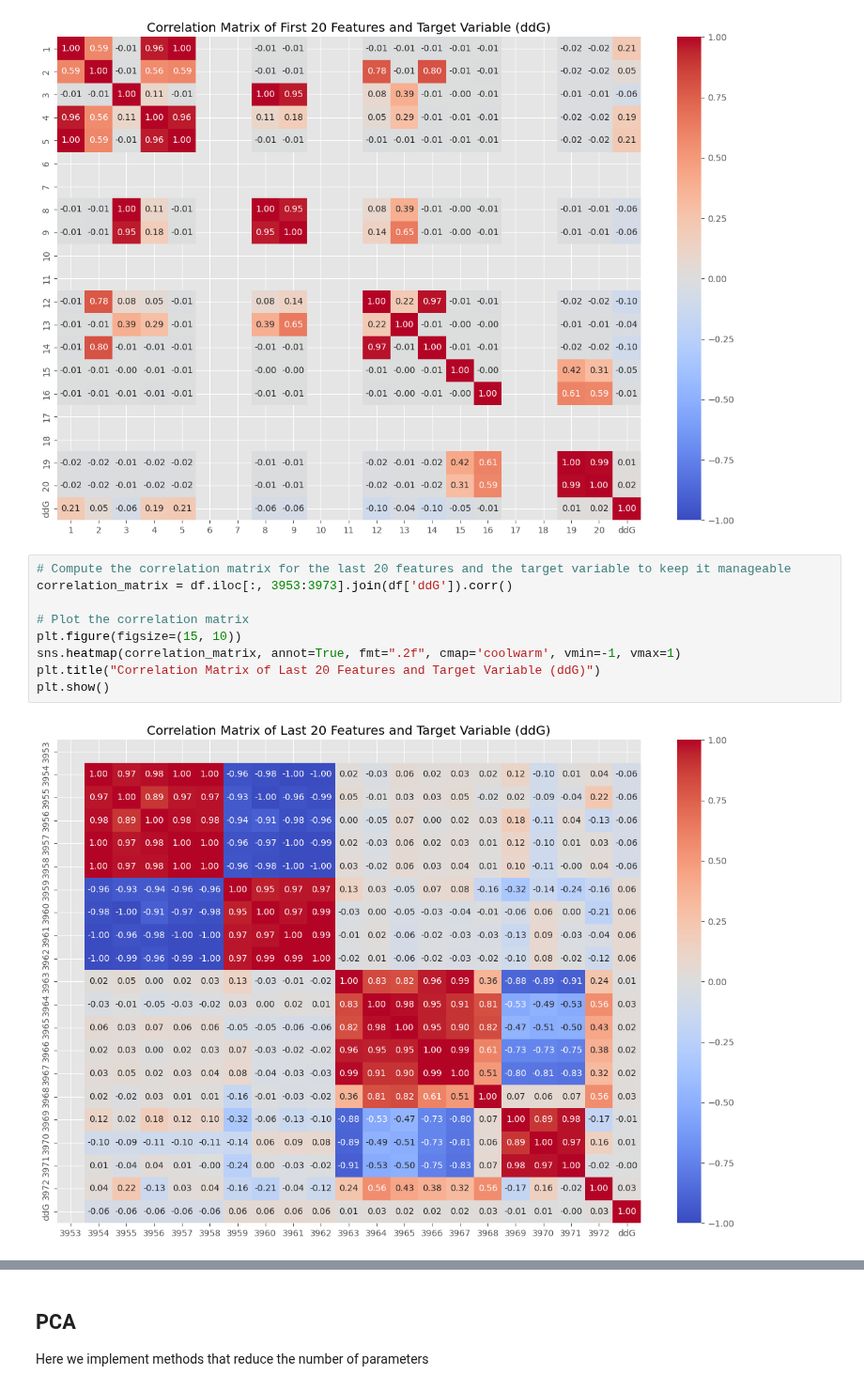
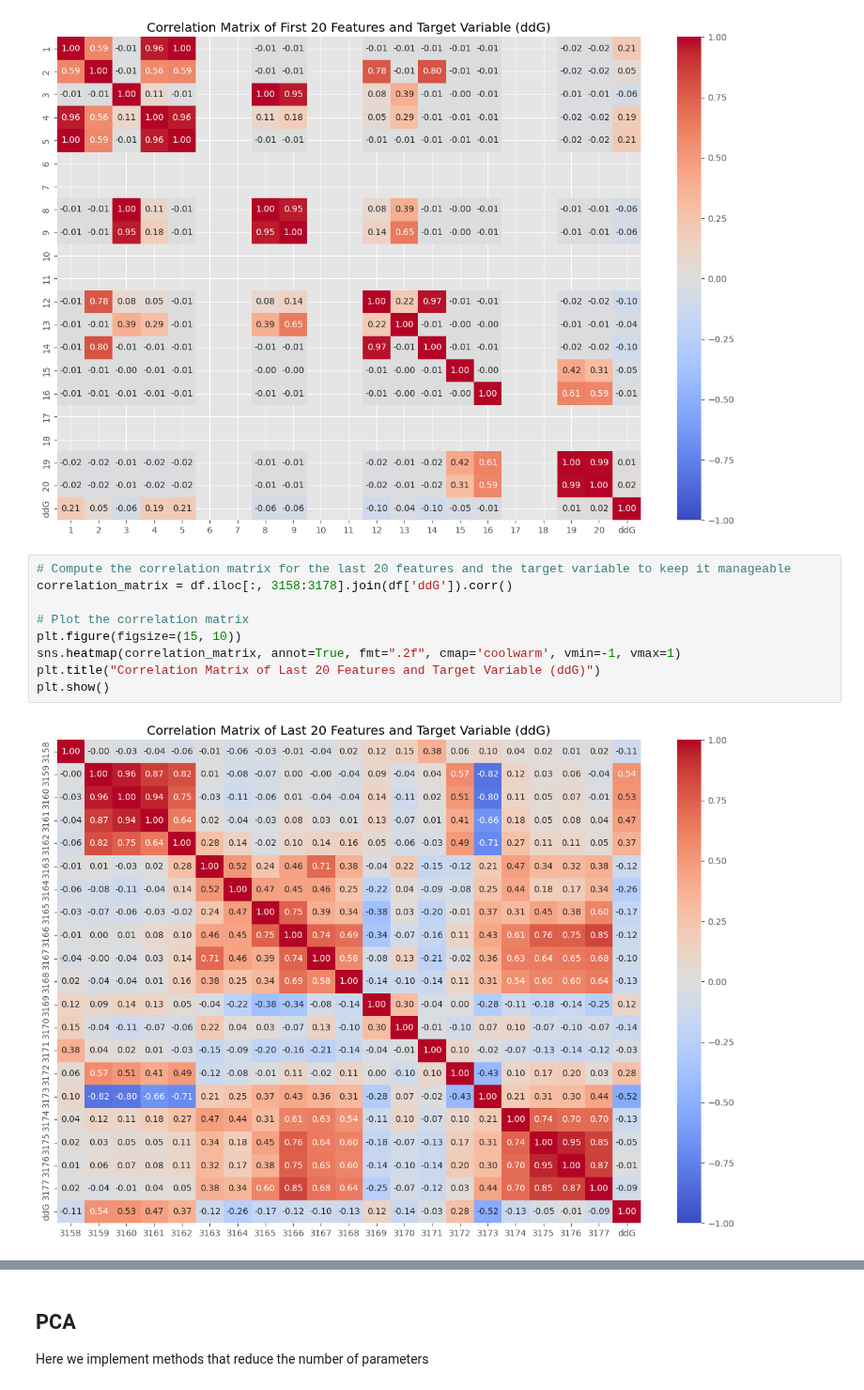
Before and after one commit to nirb28/ee-predict, a Jupyter notebook: large/eda.ipynb, the cells around one changed output, grey strips where cells are left out. Shown at 94% size. Saved outputs shown, nothing was run; the diff lists cells and outputs as text.

```diff
--- a/large/eda.ipynb
+++ b/large/eda.ipynb
@@ -64,15 +64,15 @@ plt.show()
 [figure]
 # %%
 # Compute the correlation matrix for the last 20 features and the target variable to keep it manageable
-correlation_matrix = df.iloc[:, 3953:3973].join(df['ddG']).corr()
+correlation_matrix = df.iloc[:, 3158:3178].join(df['ddG']).corr()
 
 # Plot the correlation matrix
 plt.figure(figsize=(15, 10))
 sns.heatmap(correlation_matrix, annot=True, fmt=".2f", cmap='coolwarm', vmin=-1, vmax=1)
 plt.title("Correlation Matrix of Last 20 Features and Target Variable (ddG)")
 plt.show()
 # %% [output]
-[figure, old version]
+[figure, new version]
 # %%
 corr_table = df[df.iloc[:, 1:3974].columns].corrwith(df['ddG'])
 # prompt: find rows in corr_table where corr > .4
```
Also changed, not shown: parts of 14 cells of this notebook.
